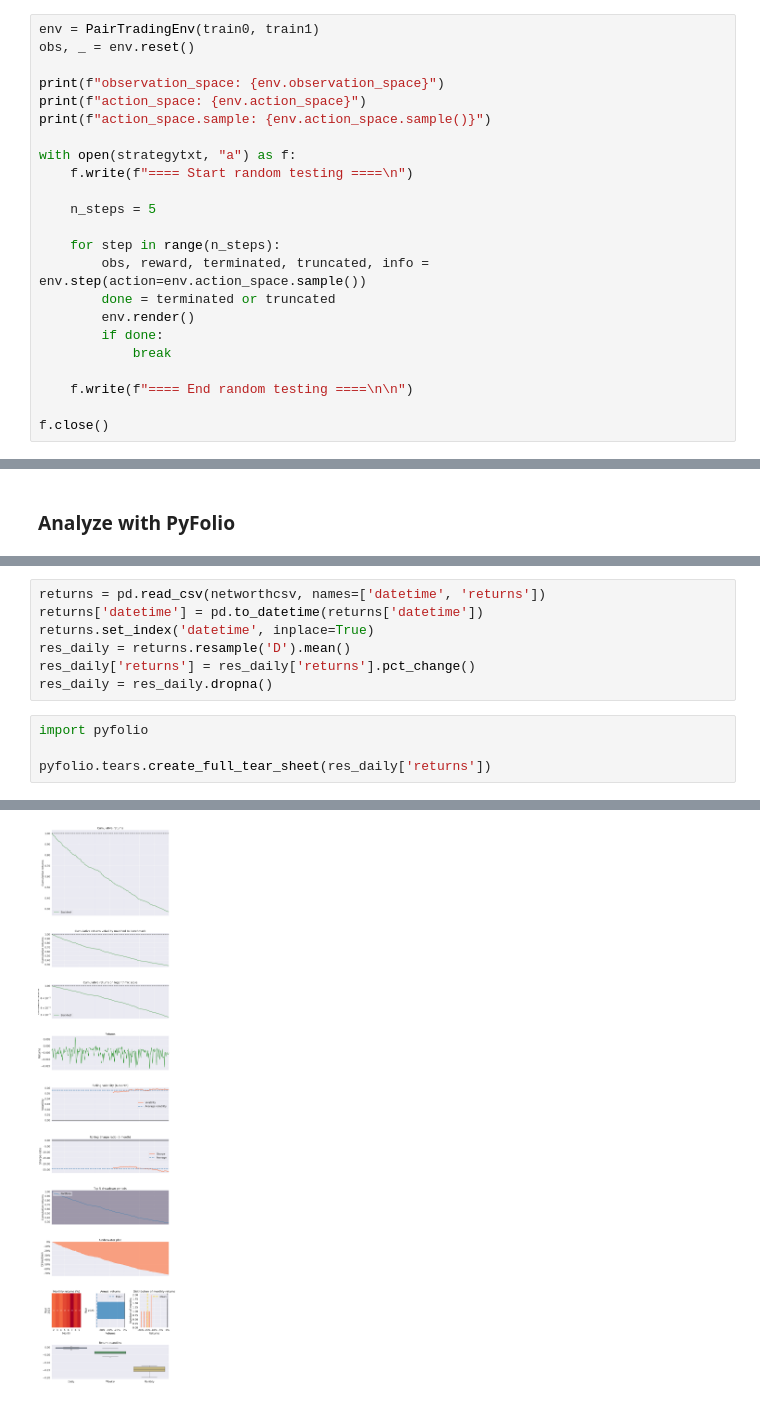
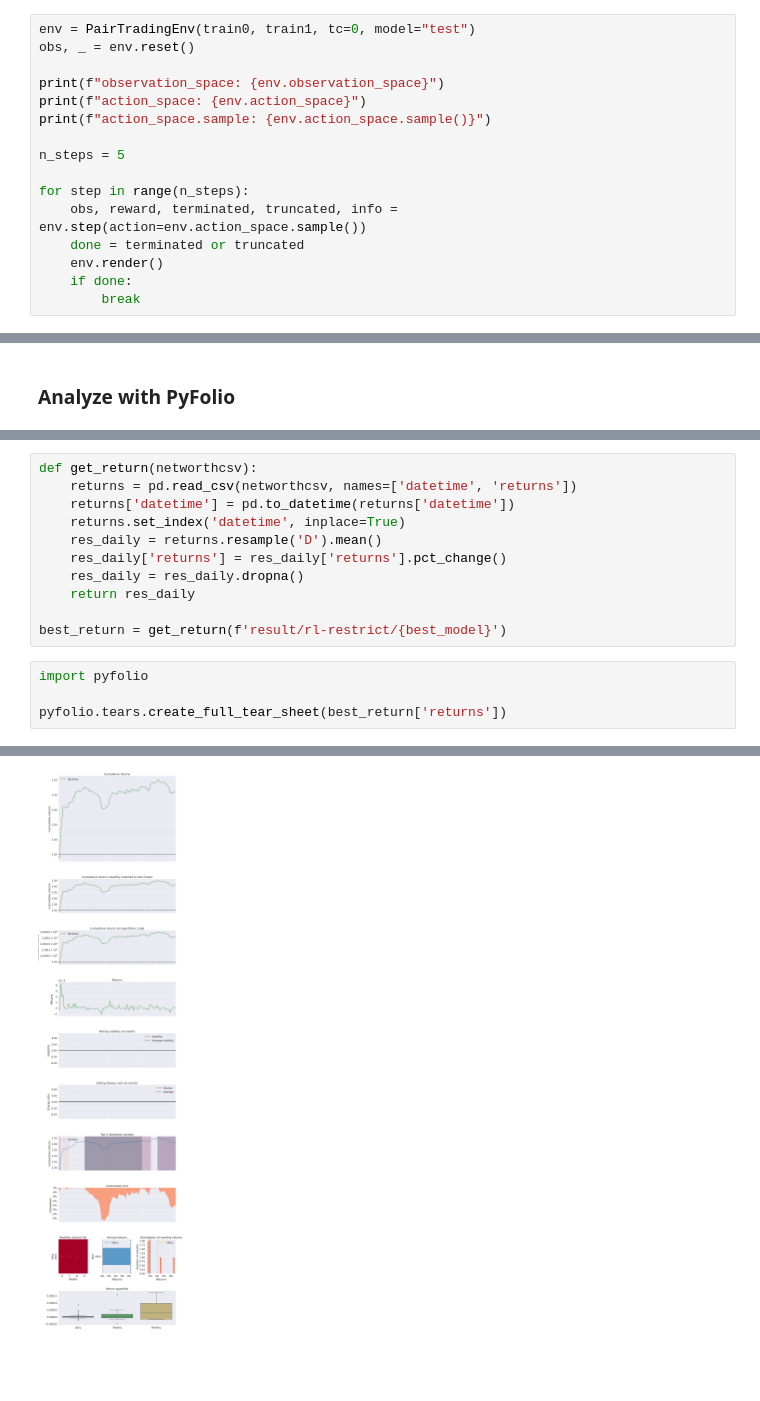
Before and after one commit to Hongshen-Yang/pair-trading-envs, a Jupyter notebook: trade_RL_restrict.ipynb, the cells around one changed output, grey strips where cells are left out. Cells and saved outputs as stored; diff of their text form; blank space fills up the shorter version.

```diff
--- a/trade_RL_restrict.ipynb
+++ b/trade_RL_restrict.ipynb
@@ -274,26 +306,19 @@ check_env(env)
 # %% [markdown]
 ## Do a test run with random generated actions
 # %%
-env = PairTradingEnv(train0, train1)
+env = PairTradingEnv(train0, train1, tc=0, model="test")
 obs, _ = env.reset()
 
 print(f"observation_space: {env.observation_space}")
 print(f"action_space: {env.action_space}")
 print(f"action_space.sample: {env.action_space.sample()}")
 
-with open(strategytxt, "a") as f:
-    f.write(f"==== Start random testing ====\n")
+n_steps = 5
 
-    n_steps = 5
-
-    for step in range(n_steps):
-        obs, reward, terminated, truncated, info = env.step(action=env.action_space.sample())
-        done = terminated or truncated
-        env.render()
-        if done:
-            break
-
-    f.write(f"==== End random testing ====\n\n")
-
-f.close()
+for step in range(n_steps):
+    obs, reward, terminated, truncated, info = env.step(action=env.action_space.sample())
+    done = terminated or truncated
+    env.render()
+    if done:
+        break
 # %% [output]
@@ -348,12 +451,16 @@ Test Finished!
 # %%
-returns = pd.read_csv(networthcsv, names=['datetime', 'returns'])
-returns['datetime'] = pd.to_datetime(returns['datetime'])
-returns.set_index('datetime', inplace=True)
-res_daily = returns.resample('D').mean()
-res_daily['returns'] = res_daily['returns'].pct_change()
-res_daily = res_daily.dropna()
+def get_return(networthcsv):
+    returns = pd.read_csv(networthcsv, names=['datetime', 'returns'])
+    returns['datetime'] = pd.to_datetime(returns['datetime'])
+    returns.set_index('datetime', inplace=True)
+    res_daily = returns.resample('D').mean()
+    res_daily['returns'] = res_daily['returns'].pct_change()
+    res_daily = res_daily.dropna()
+    return res_daily
+
+best_return = get_return(f'result/rl-restrict/{best_model}')
 # %%
 import pyfolio
 
-pyfolio.tears.create_full_tear_sheet(res_daily['returns'])
+pyfolio.tears.create_full_tear_sheet(best_return['returns'])
 # %% [output]
@@ -385 +492 @@ pyfolio.tears.create_full_tear_sheet(res_daily['returns'])
-[figure, old version]
+[figure, new version]
```
Also changed, not shown: parts of 19 cells of this notebook, 53 other files.
